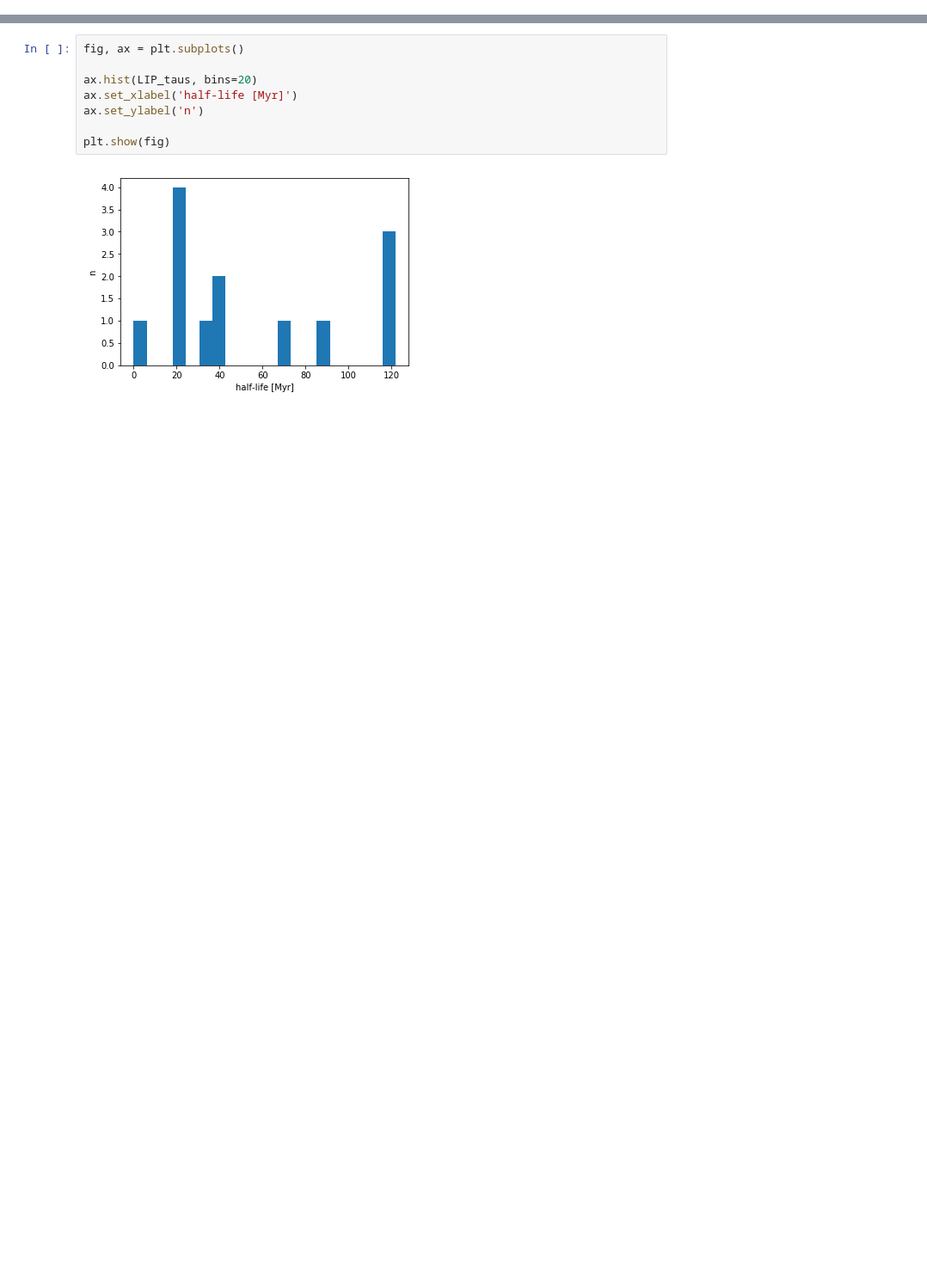
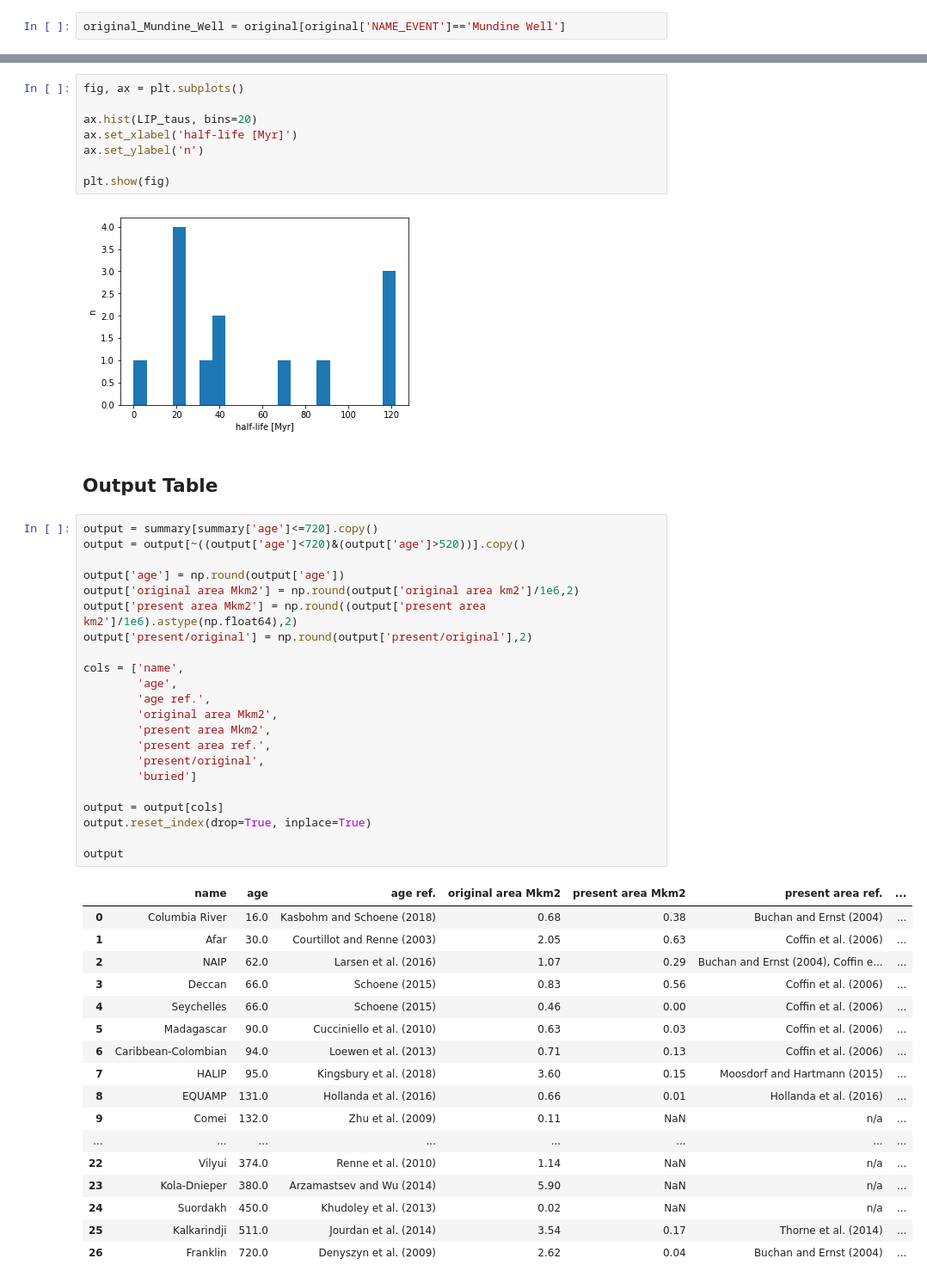
Before and after one commit to Swanson-Hysell-Group/2020_large_igneous_provinces, a Jupyter notebook: Code/Present_Day_Areas.ipynb, the cells around one changed output, grey strips where cells are left out. Shown: that part at 86% size. Drawn from its saved outputs; the diff is of its cells as text; blank space fills up the shorter version.

Commit message:
add LIP table

```diff
--- a/Code/Present_Day_Areas.ipynb
+++ b/Code/Present_Day_Areas.ipynb
@@ -696,0 +699,2 @@ summary.loc['Irkutsk'] = \
+# %%
+original_Mundine_Well = original[original['NAME_EVENT']=='Mundine Well']
@@ -1027,3 +1074,45 @@ ax.set_ylabel('n')
 plt.show(fig)
 # %% [output]
 [figure]
+# %% [markdown]
+## Output Table
+# %%
+output = summary[summary['age']<=720].copy()
+output = output[~((output['age']<720)&(output['age']>520))].copy()
+
+output['age'] = np.round(output['age'])
+output['original area Mkm2'] = np.round(output['original area km2']/1e6,2)
+output['present area Mkm2'] = np.round((output['present area km2']/1e6).astype(np.float64),2)
+output['present/original'] = np.round(output['present/original'],2)
+
+cols = ['name',
+        'age',
+        'age ref.',
+        'original area Mkm2',
+        'present area Mkm2',
+        'present area ref.',
+        'present/original',
+        'buried']
+
+output = output[cols]
+output.reset_index(drop=True, inplace=True)
+
+output
+# %% [output]
+|  | name | age | age ref. | original area Mkm2 | present area Mkm2 | present area ref. | ... |
+| 0 | Columbia River | 16.0 | Kasbohm and Schoene (2018) | 0.68 | 0.38 | Buchan and Ernst (2004) | ... |
+| 1 | Afar | 30.0 | Courtillot and Renne (2003) | 2.05 | 0.63 | Coffin et al. (2006) | ... |
+| 2 | NAIP | 62.0 | Larsen et al. (2016) | 1.07 | 0.29 | Buchan and Ernst (2004), Coffin e... | ... |
+| 3 | Deccan | 66.0 | Schoene (2015) | 0.83 | 0.56 | Coffin et al. (2006) | ... |
+| 4 | Seychelles | 66.0 | Schoene (2015) | 0.46 | 0.00 | Coffin et al. (2006) | ... |
+| 5 | Madagascar | 90.0 | Cucciniello et al. (2010) | 0.63 | 0.03 | Coffin et al. (2006) | ... |
+| 6 | Caribbean-Colombian | 94.0 | Loewen et al. (2013) | 0.71 | 0.13 | Coffin et al. (2006) | ... |
+| 7 | HALIP | 95.0 | Kingsbury et al. (2018) | 3.60 | 0.15 | Moosdorf and Hartmann (2015) | ... |
+| 8 | EQUAMP | 131.0 | Hollanda et al. (2016) | 0.66 | 0.01 | Hollanda et al. (2016) | ... |
+| 9 | Comei | 132.0 | Zhu et al. (2009) | 0.11 | NaN | n/a | ... |
+| ... | ... | ... | ... | ... | ... | ... | ... |
+| 22 | Vilyui | 374.0 | Renne et al. (2010) | 1.14 | NaN | n/a | ... |
+| 23 | Kola-Dnieper | 380.0 | Arzamastsev and Wu (2014) | 5.90 | NaN | n/a | ... |
+| 24 | Suordakh | 450.0 | Khudoley et al. (2013) | 0.02 | NaN | n/a | ... |
+| 25 | Kalkarindji | 511.0 | Jourdan et al. (2014) | 3.54 | 0.17 | Thorne et al. (2014) | ... |
+| 26 | Franklin | 720.0 | Denyszyn et al. (2009) | 2.62 | 0.04 | Buchan and Ernst (2004) | ... |
```
Also changed, not shown: parts of 40 cells of this notebook, 1 other file.
